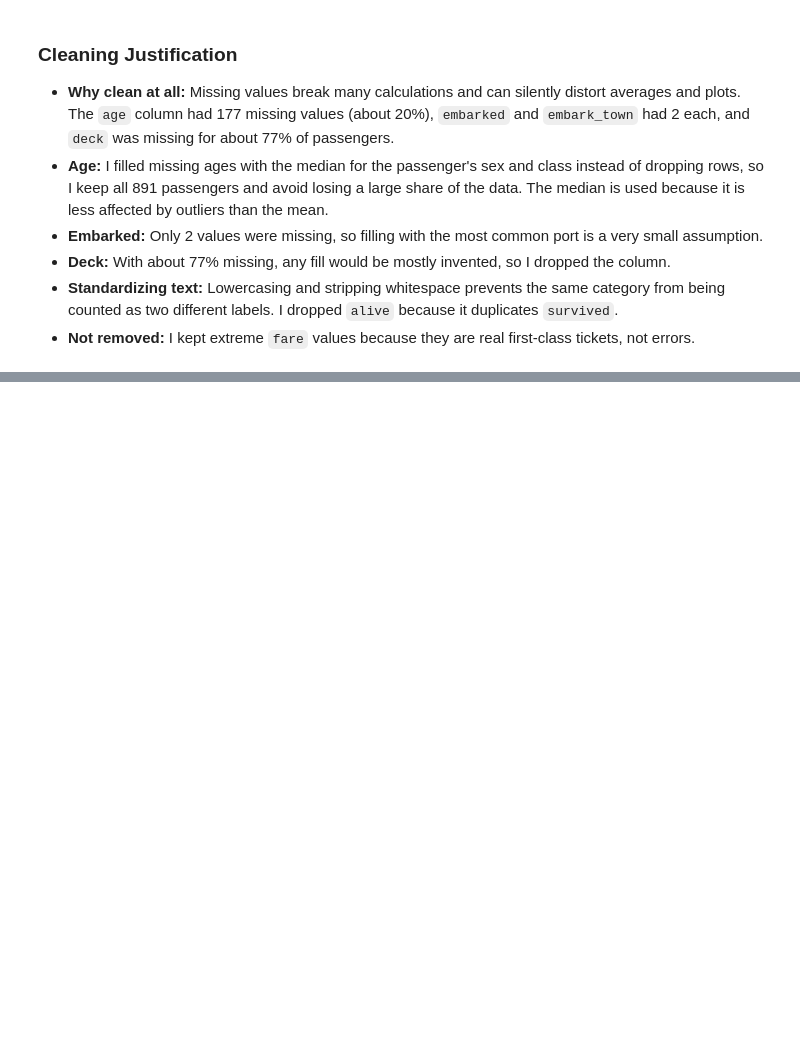
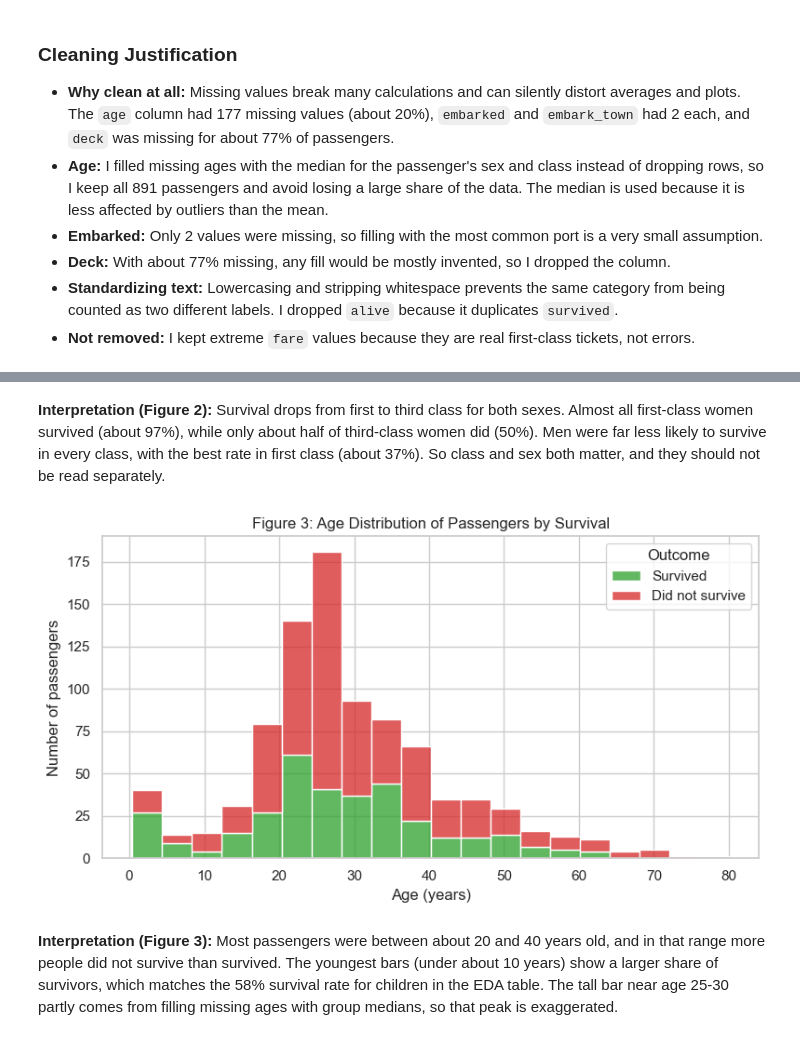
Before and after one commit to iconrealestate77/ai-programming-foundations-project, a Jupyter notebook: data_workflow.ipynb, the cells around one changed output, grey strips where cells are left out. Cells and saved outputs as stored; diff of their text form; code cells hidden in the pictures; blank space fills up the shorter version.

```diff
--- a/data_workflow.ipynb
+++ b/data_workflow.ipynb
@@ -121,0 +251,18 @@ Rows, columns: (891, 13)
+# %% [markdown]
+**Interpretation (Figure 2):** Survival drops from first to third class for both sexes. Almost all first-class women survived (about 97%), while only about half of third-class women did (50%). Men were far less likely to survive in every class, with the best rate in first class (about 37%). So class and sex both matter, and they should not be read separately.
+# %%
+plt.figure(figsize=(8, 4.5))
+ax = sns.histplot(
+    data=df_clean, x="age", hue="survived", bins=20,
+    multiple="stack", palette={0: "tab:red", 1: "tab:green"},
+)
+ax.set_title("Figure 3: Age Distribution of Passengers by Survival")
+ax.set_xlabel("Age (years)")
+ax.set_ylabel("Number of passengers")
+ax.legend(title="Outcome", labels=["Survived", "Did not survive"])
+plt.tight_layout()
+plt.show()
+# %% [output]
+[figure, added]
+# %% [markdown]
+**Interpretation (Figure 3):** Most passengers were between about 20 and 40 years old, and in that range more people did not survive than survived. The youngest bars (under about 10 years) show a larger share of survivors, which matches the 58% survival rate for children in the EDA table. The tall bar near age 25-30 partly comes from filling missing ages with group medians, so that peak is exaggerated.
```
Also changed, not shown: parts of 9 cells of this notebook.
